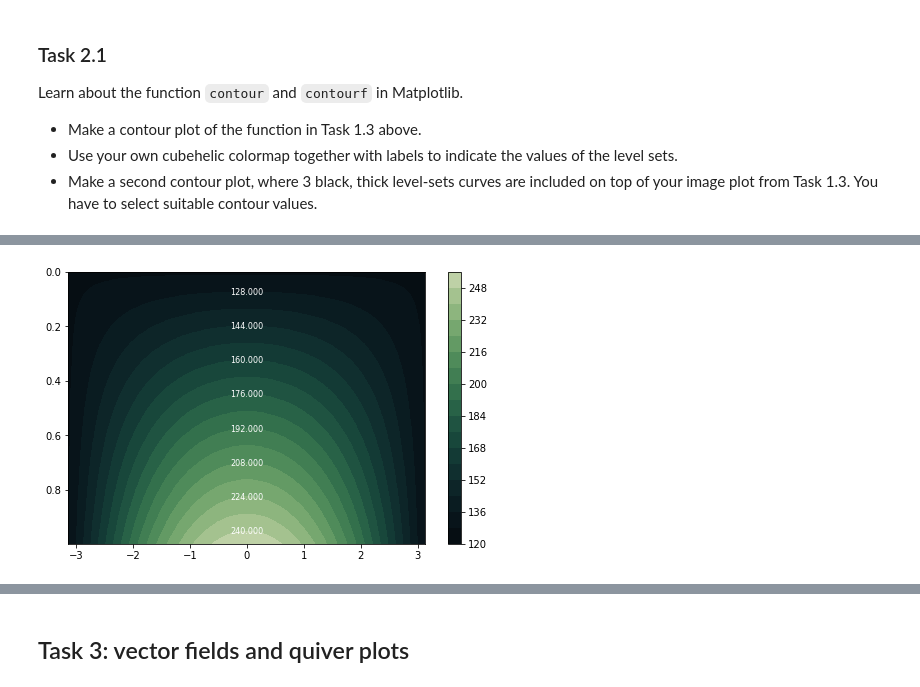
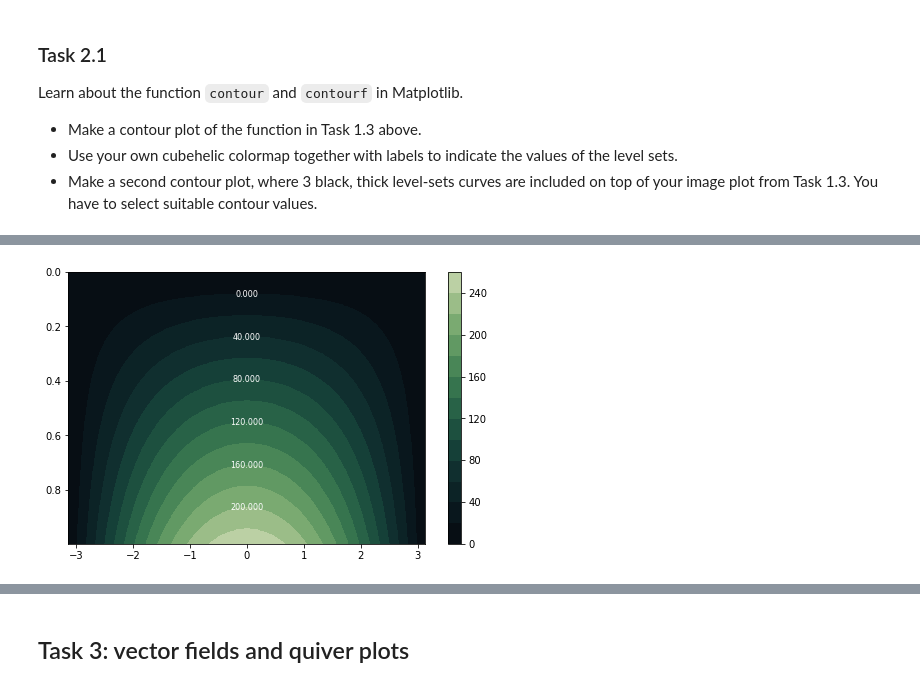
Before and after one commit to elvinafahlgren/Visualization, a Jupyter notebook: worksheet-3.ipynb, the cells around one changed output, grey strips where cells are left out. Cells and saved outputs as stored; diff of their text form; code cells hidden in the pictures.

```diff
--- a/worksheet-3.ipynb
+++ b/worksheet-3.ipynb
@@ -127,18 +123,13 @@ def fun(a, b):
 
 Z = fun(X, Y)
 
-print(Z)
-
-# Let the value -1.0 correspond to 0 and 1.0 to 255.
-Z += 1.
-Z /= 2.
+# Let the value 0 correspond to 0 and 1.0 to 255.
 Z *= 255
 
 # float to int
 Z = Z.astype(int)
-print(Z)
 
-# save
+# save as images
 plt.imsave('grayScaleFunc.jpg', Z, cmap='gray')
 plt.imsave('cubehelixScaleFunc.jpg', Z, cmap=cubehelix_palette)
 
@@ -208,17 +166,20 @@ plt.clabel(cp, inline=1, fontsize=10, colors=line_colors )
 # %%
+# new figure
+fig, ax = plt.subplots(figsize=(8,5))
 
-fig, ax = plt.subplots(figsize=(8,5))
+# plot the function
 c = plt.contourf(X, Y, Z, levels = 15, cmap = cubehelix_palette)
+
+# add a colorbar
 plt.colorbar(c, ax = c.axes)
-#c.axes.clabel(c, fontsize = 10, use_clabeltext = True, colors = 'white')
 
-manual_locations = [(0, 0.05), (0, 0.2), (0, 0.35), (0, 0.45), (0, 0.6), (0, 0.7), (0, 0.85), (0, 0.95)]
+# create manual positions for the labels
+manual_locations = [(0, 0.05), (0, 0.2), (0, 0.4), (0, 0.55), (0, 0.7), (0, 0.85)]
+# add labels to the plot
 plt.clabel(c, inline=1, fontsize=8, manual=manual_locations, colors = 'white')
 ax.invert_yaxis()
-
-#c.axes.imshow((Z+1.)/2.*255., extent=[-np.pi, np.pi, 0, 1], origin='lower', cmap=cubehelix_palette)
 # %% [output]
-[figure, old version]
+[figure, new version]
 # %%
 plt.rcParams['contour.negative_linestyle'] = 'solid'
 fig, ax = plt.subplots(figsize=(8,20))
```
Also changed, not shown: parts of 10 cells of this notebook, 9 other files.
